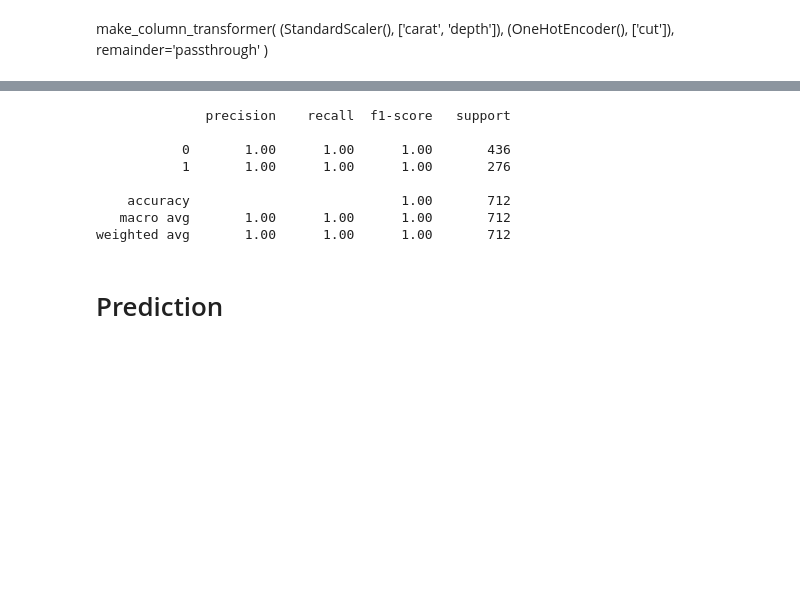
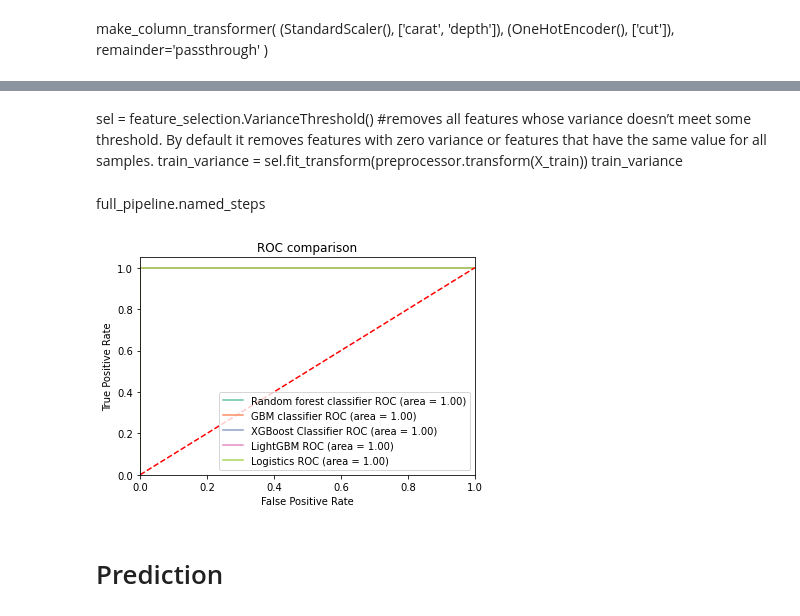
Before and after one commit to reejungkim/Pipeline, a Jupyter notebook: prep.ipynb, the cells around one changed output, grey strips where cells are left out. Saved outputs shown, nothing was run; the diff lists cells and outputs as text; code cells hidden in the pictures; blank space fills up the shorter version.

Commit message:
Add model performance comparison

```diff
--- a/prep.ipynb
+++ b/prep.ipynb
@@ -260,10 +242,10 @@ preprocessor = ColumnTransformer([
     ('numeric', num_pipeline, num_x_training),
     ('categorical', cat_pipeline, cat_x_training)  #['sex', 'embarked', 'embark_town'])
 ], remainder='drop')
+
+# ColumnTranformer 로 열 변환자 객체 정의
+full_pipeline = Pipeline(steps=[
+        ("age imputer", AgeCustomImputer()),
+        ('preprocessor', preprocessor)
+    ]
+)
-# %%
-full_pipeline = Pipeline(
-    steps = [
-        ('preprocessor', preprocessor),
-        ('model', XGBClassifier())
-    ]
-)
@@ -275,4 +252,4 @@ pd.DataFrame(X_train_transformed)
 # %%
 sklearn.set_config(display="diagram")
-full_pipeline.fit(X_train, y_train)
+full_pipeline.fit(X_train)
 # %% [output]
@@ -306,11 +273,4 @@ pd.DataFrame(confusion_matrix(y_train, y_train_pred),
-# %%
-print(classification_report(y_train, y_train_pred))
-# %% [output]
-              precision    recall  f1-score   support
-
-           0       1.00      1.00      1.00       436
-           1       1.00      1.00      1.00       276
-
-    accuracy                           1.00       712
-   macro avg       1.00      1.00      1.00       712
-weighted avg       1.00      1.00      1.00       712
+# %% [markdown]
+sel = feature_selection.VarianceThreshold() #removes all features whose variance doesn’t meet some threshold. By default it removes features with zero variance or features that have the same value for all samples.
+train_variance =  sel.fit_transform(preprocessor.transform(X_train))
+train_variance
@@ -317,2 +302,33 @@ weighted avg       1.00      1.00      1.00       712
+# %%
+full_pipeline.fit(X_train)
+
+X_train_piped = full_pipeline.transform(X_train)
+X_test_piped = full_pipeline.transform(X_test)
+# %% [markdown]
+full_pipeline.named_steps
+# %%
+# Below for loop iterates through your models list
+for m in model_candidates:
+    model = m['model'] # select the model
+    model.fit( X_train_piped , y_train) # train the model
+    y_pred=model.predict(X_test_piped) # predict the test data
+# Compute False postive rate, and True positive rate
+    fpr, tpr, thresholds = roc_curve(y_test, model.predict_proba(X_test_piped)[:,1])
+# Calculate Area under the curve to display on the plot
+    auc = roc_auc_score( y_test, model.predict(X_test_piped) )
+# Now, plot the computed values
+    plt.plot(fpr, tpr, label ='%s ROC (area = %0.2f)' % (m['label'], auc))
+
+# Custom settings for the plot
+plt.plot([0, 1], [0, 1],'r--')
+plt.xlim([0.0, 1.0])
+plt.ylim([0.0, 1.05])
+plt.xlabel('False Positive Rate')
+plt.ylabel('True Positive Rate')
+plt.title('ROC comparison')
+plt.legend(loc="lower right")
+plt.show()
+# %% [output]
+[figure, added]
 # %% [markdown]
 # Prediction
```
Also changed, not shown: parts of 24 cells of this notebook.
